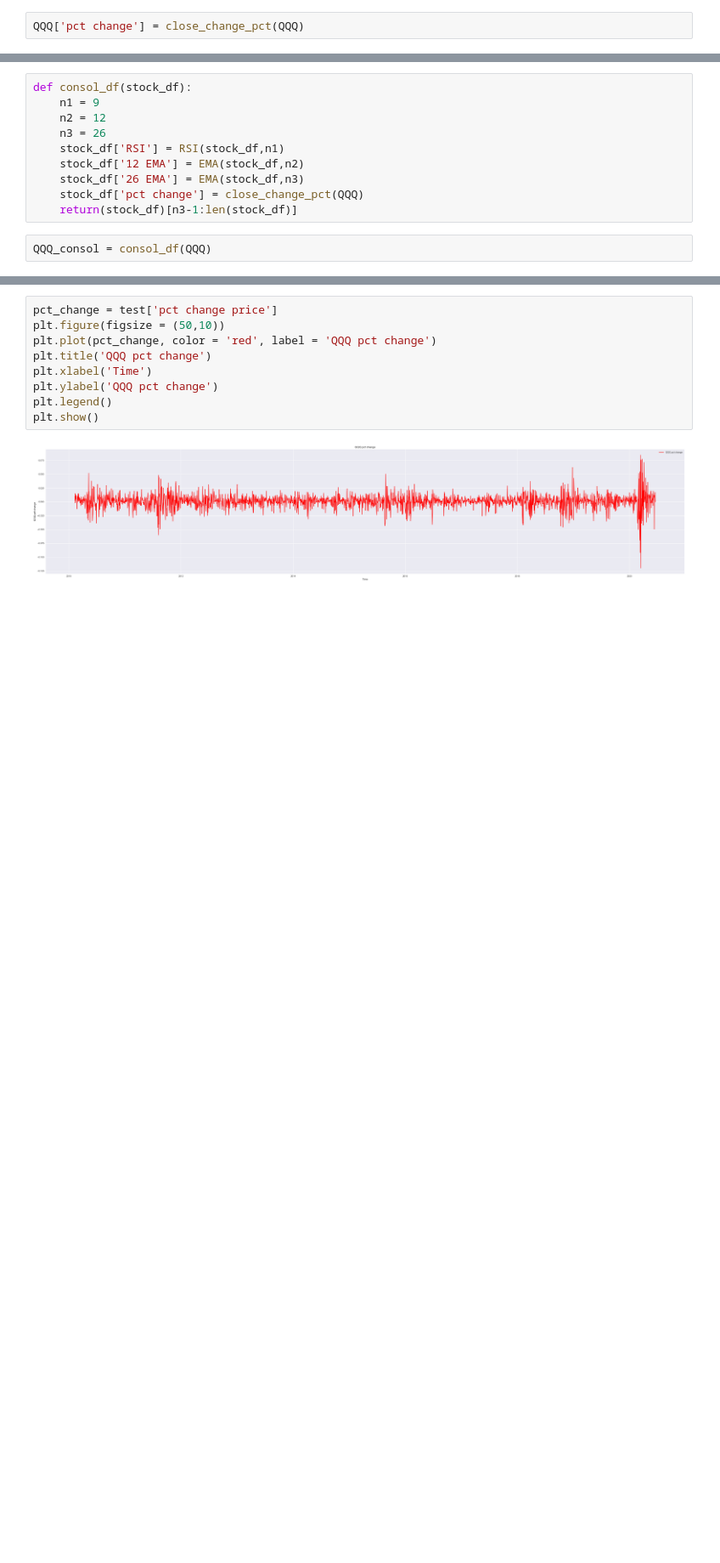
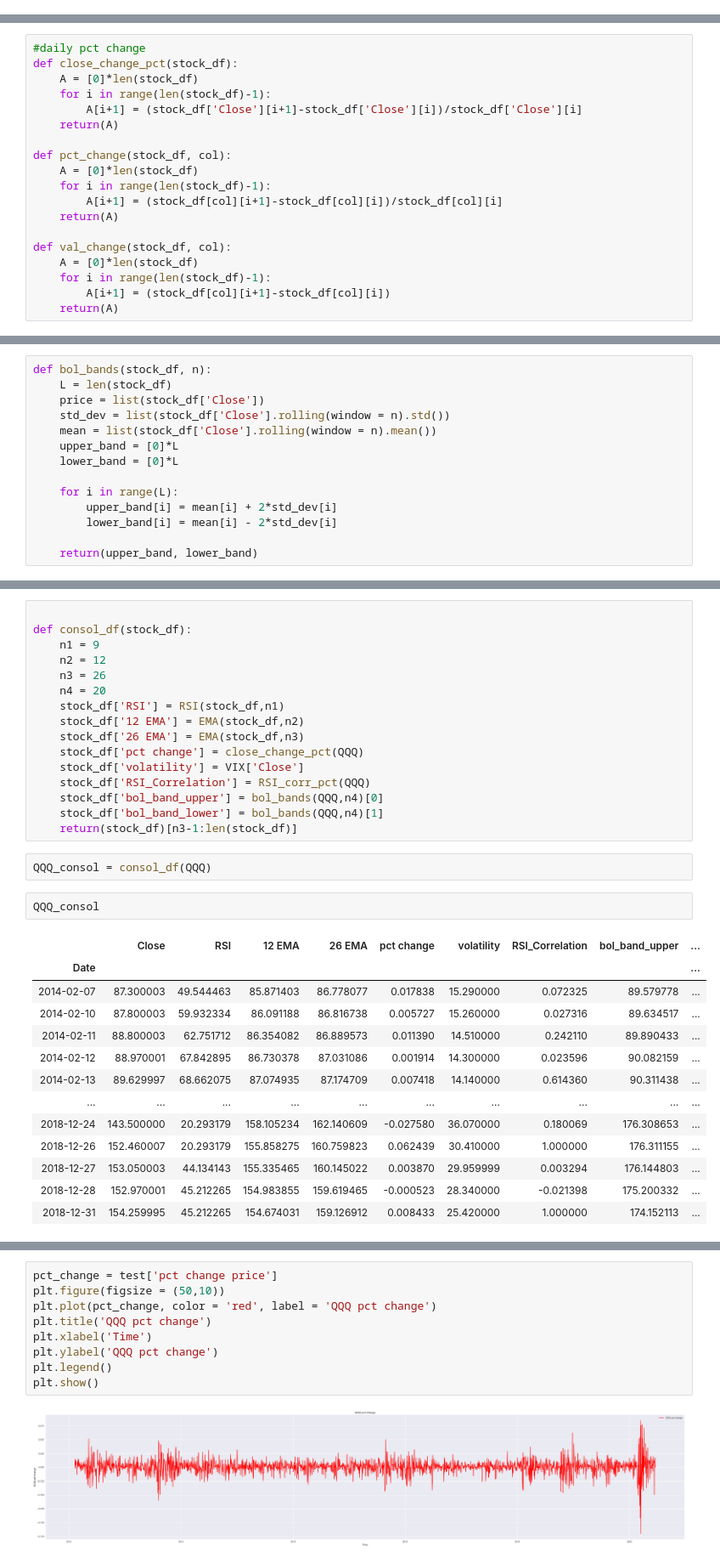
Before and after one commit to albud187/stock_analytics_prediction, a Jupyter notebook: create_time_series_df.ipynb, the cells around one changed output, grey strips where cells are left out. Shown: that part at 85% size. Saved outputs shown, nothing was run; the diff lists cells and outputs as text; blank space fills up the shorter version.

```diff
--- a/create_time_series_df.ipynb
+++ b/create_time_series_df.ipynb
@@ -87,2 +80,0 @@ def close_change_pct(stock_df):
-# %%
-QQQ['pct change'] = close_change_pct(QQQ)
@@ -105,0 +81,19 @@ QQQ
+# %%
+#daily pct change
+def close_change_pct(stock_df):
+    A = [0]*len(stock_df)
+    for i in range(len(stock_df)-1):
+        A[i+1] = (stock_df['Close'][i+1]-stock_df['Close'][i])/stock_df['Close'][i]
+    return(A)
+
+def pct_change(stock_df, col):
+    A = [0]*len(stock_df)
+    for i in range(len(stock_df)-1):
+        A[i+1] = (stock_df[col][i+1]-stock_df[col][i])/stock_df[col][i]
+    return(A)
+
+def val_change(stock_df, col):
+    A = [0]*len(stock_df)
+    for i in range(len(stock_df)-1):
+        A[i+1] = (stock_df[col][i+1]-stock_df[col][i])
+    return(A)
@@ -105,0 +135,14 @@ QQQ
+# %%
+def bol_bands(stock_df, n):
+    L = len(stock_df)
+    price = list(stock_df['Close'])
+    std_dev = list(stock_df['Close'].rolling(window = n).std())
+    mean = list(stock_df['Close'].rolling(window = n).mean())
+    upper_band = [0]*L
+    lower_band = [0]*L
+
+    for i in range(L):
+        upper_band[i] = mean[i] + 2*std_dev[i]
+        lower_band[i] = mean[i] - 2*std_dev[i]
+
+    return(upper_band, lower_band)
@@ -106,12 +164,34 @@ QQQ
 # %%
+
 def consol_df(stock_df):
     n1 = 9
     n2 = 12
     n3 = 26
+    n4 = 20
     stock_df['RSI'] = RSI(stock_df,n1)
     stock_df['12 EMA'] = EMA(stock_df,n2)
     stock_df['26 EMA'] = EMA(stock_df,n3)
     stock_df['pct change'] = close_change_pct(QQQ)
+    stock_df['volatility'] = VIX['Close']
+    stock_df['RSI_Correlation'] = RSI_corr_pct(QQQ)
+    stock_df['bol_band_upper'] = bol_bands(QQQ,n4)[0]
+    stock_df['bol_band_lower'] = bol_bands(QQQ,n4)[1]
     return(stock_df)[n3-1:len(stock_df)]
 # %%
 QQQ_consol = consol_df(QQQ)
+# %%
+QQQ_consol
+# %% [output]
+|  | Close | RSI | 12 EMA | 26 EMA | pct change | volatility | RSI_Correlation | bol_band_upper | ... |
+| Date |  |  |  |  |  |  |  |  | ... |
+| 2014-02-07 | 87.300003 | 49.544463 | 85.871403 | 86.778077 | 0.017838 | 15.290000 | 0.072325 | 89.579778 | ... |
+| 2014-02-10 | 87.800003 | 59.932334 | 86.091188 | 86.816738 | 0.005727 | 15.260000 | 0.027316 | 89.634517 | ... |
+| 2014-02-11 | 88.800003 | 62.751712 | 86.354082 | 86.889573 | 0.011390 | 14.510000 | 0.242110 | 89.890433 | ... |
+| 2014-02-12 | 88.970001 | 67.842895 | 86.730378 | 87.031086 | 0.001914 | 14.300000 | 0.023596 | 90.082159 | ... |
+| 2014-02-13 | 89.629997 | 68.662075 | 87.074935 | 87.174709 | 0.007418 | 14.140000 | 0.614360 | 90.311438 | ... |
+| ... | ... | ... | ... | ... | ... | ... | ... | ... | ... |
+| 2018-12-24 | 143.500000 | 20.293179 | 158.105234 | 162.140609 | -0.027580 | 36.070000 | 0.180069 | 176.308653 | ... |
+| 2018-12-26 | 152.460007 | 20.293179 | 155.858275 | 160.759823 | 0.062439 | 30.410000 | 1.000000 | 176.311155 | ... |
+| 2018-12-27 | 153.050003 | 44.134143 | 155.335465 | 160.145022 | 0.003870 | 29.959999 | 0.003294 | 176.144803 | ... |
+| 2018-12-28 | 152.970001 | 45.212265 | 154.983855 | 159.619465 | -0.000523 | 28.340000 | -0.021398 | 175.200332 | ... |
+| 2018-12-31 | 154.259995 | 45.212265 | 154.674031 | 159.126912 | 0.008433 | 25.420000 | 1.000000 | 174.152113 | ... |
```
Also changed, not shown: parts of 14 cells of this notebook, 5 other files.
